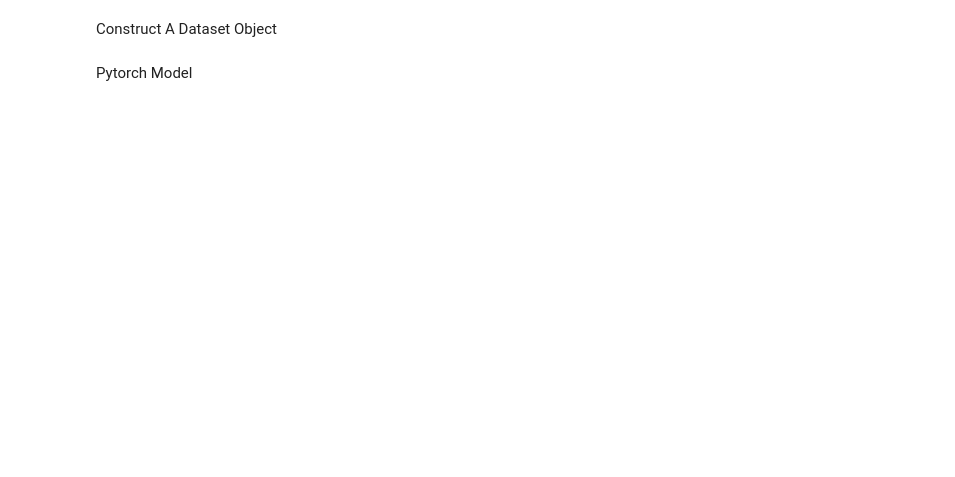
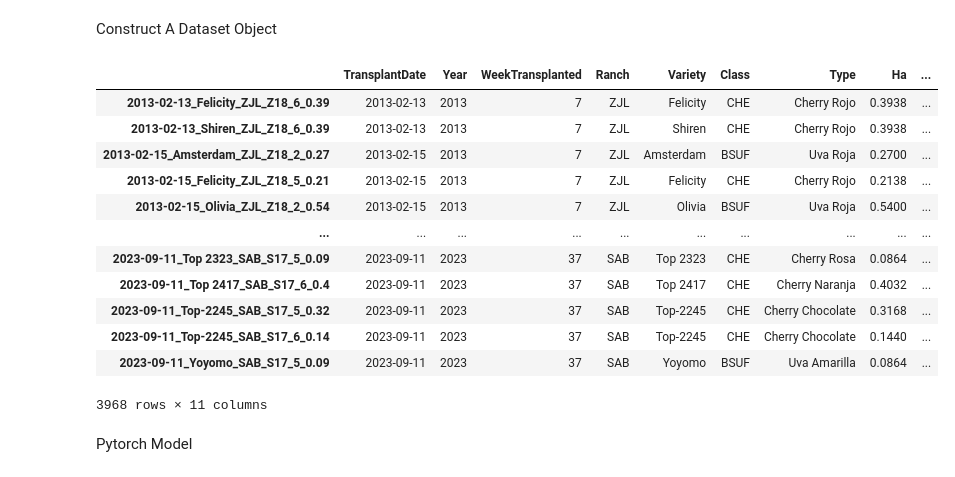
Before and after one commit to ZakirBAhmad/CherryOnTop, a Jupyter notebook: sandbox/stat_model.ipynb, the cells around one changed output. Cells and saved outputs as stored; diff of their text form; code cells hidden in the pictures; blank space fills up the shorter version.

Commit message:
preprocessing updates + stats + cleanups

```diff
--- a/sandbox/stat_model.ipynb
+++ b/sandbox/stat_model.ipynb
@@ -145,6 +176,62 @@ class HarvestDataset(Dataset):
 
     def revert(self, arr):
         return arr * self.denom + self.means
+# %%
+test_meta =meta[meta['Year'] == 2024]
+test_df = df1[df1.index.isin(test_meta.index)]
+train_meta = meta[meta['Year'] != 2024]
+train_df = df1[df1.index.isin(train_meta.index)]
+
+train_features = np.column_stack([
+    np.array(train_meta['Ha'].values),                    # Hectares
+    np.array(train_meta['WeekTransplanted_sin'].values),  # Week sine
+    np.array(train_meta['WeekTransplanted_cos'].values),  # Week cosine
+    np.array(train_meta['Year'].values),                  # Year
+    np.ones(len(train_meta))                    # Constant feature
+])
+test_features = np.column_stack([
+    np.array(test_meta['Ha'].values),                    # Hectares
+    np.array(test_meta['WeekTransplanted_sin'].values),  # Week sine
+    np.array(test_meta['WeekTransplanted_cos'].values),  # Week cosine
+    np.array(test_meta['Year'].values),                  # Year
+    np.ones(len(test_meta))                    # Constant feature
+])
+train_ranch_ids = np.array(train_meta['Ranch'].map(mapping_dict['Ranch']).values)
+train_class_ids = np.array(train_meta['Class'].map(mapping_dict['Class']).values)
+train_type_ids = np.array(train_meta['Type'].map(mapping_dict['Type']).values)
+train_variety_ids = np.array(train_meta['Variety'].map(mapping_dict['Variety']).values)
+
+test_ranch_ids = np.array(test_meta['Ranch'].map(mapping_dict['Ranch']).values)
+test_class_ids = np.array(test_meta['Class'].map(mapping_dict['Class']).values)
+test_type_ids = np.array(test_meta['Type'].map(mapping_dict['Type']).values)
+test_variety_ids = np.array(test_meta['Variety'].map(mapping_dict['Variety']).values)
+
+# Convert climate data to numpy array properly
+train_climate_data = np.array([np.array(x) for x in train_meta['ClimateSeries'].values])
+test_climate_data = np.array([np.array(x) for x in test_meta['ClimateSeries'].values])
+
+train_y_kilos = train_df.values[:,:20]
+test_y_kilos = test_df.values[:,:20]
+train_stats = train_df.values[:,20:]
+test_stats = test_df.values[:,20:]
+train_dataset = HarvestDataset(train_features, train_ranch_ids, train_class_ids, train_type_ids, train_variety_ids, train_climate_data, train_y_kilos, train_stats)
+test_dataset = HarvestDataset(test_features, test_ranch_ids, test_class_ids, test_type_ids, test_variety_ids, test_climate_data, test_y_kilos, test_stats)
+# %%
+train_meta
+# %% [output]
+|  | TransplantDate | Year | WeekTransplanted | Ranch | Variety | Class | Type | Ha | ... |
+| 2013-02-13_Felicity_ZJL_Z18_6_0.39 | 2013-02-13 | 2013 | 7 | ZJL | Felicity | CHE | Cherry Rojo | 0.3938 | ... |
+| 2013-02-13_Shiren_ZJL_Z18_6_0.39 | 2013-02-13 | 2013 | 7 | ZJL | Shiren | CHE | Cherry Rojo | 0.3938 | ... |
+| 2013-02-15_Amsterdam_ZJL_Z18_2_0.27 | 2013-02-15 | 2013 | 7 | ZJL | Amsterdam | BSUF | Uva Roja | 0.2700 | ... |
+| 2013-02-15_Felicity_ZJL_Z18_5_0.21 | 2013-02-15 | 2013 | 7 | ZJL | Felicity | CHE | Cherry Rojo | 0.2138 | ... |
+| 2013-02-15_Olivia_ZJL_Z18_2_0.54 | 2013-02-15 | 2013 | 7 | ZJL | Olivia | BSUF | Uva Roja | 0.5400 | ... |
+| ... | ... | ... | ... | ... | ... | ... | ... | ... | ... |
+| 2023-09-11_Top 2323_SAB_S17_5_0.09 | 2023-09-11 | 2023 | 37 | SAB | Top 2323 | CHE | Cherry Rosa | 0.0864 | ... |
+| 2023-09-11_Top 2417_SAB_S17_6_0.4 | 2023-09-11 | 2023 | 37 | SAB | Top 2417 | CHE | Cherry Naranja | 0.4032 | ... |
+| 2023-09-11_Top-2245_SAB_S17_5_0.32 | 2023-09-11 | 2023 | 37 | SAB | Top-2245 | CHE | Cherry Chocolate | 0.3168 | ... |
+| 2023-09-11_Top-2245_SAB_S17_6_0.14 | 2023-09-11 | 2023 | 37 | SAB | Top-2245 | CHE | Cherry Chocolate | 0.1440 | ... |
+| 2023-09-11_Yoyomo_SAB_S17_5_0.09 | 2023-09-11 | 2023 | 37 | SAB | Yoyomo | BSUF | Uva Amarilla | 0.0864 | ... |
+3968 rows × 11 columns
 # %% [markdown]
 Pytorch Model
 # %%
```
Also changed, not shown: parts of 24 cells of this notebook, 12 other files.
